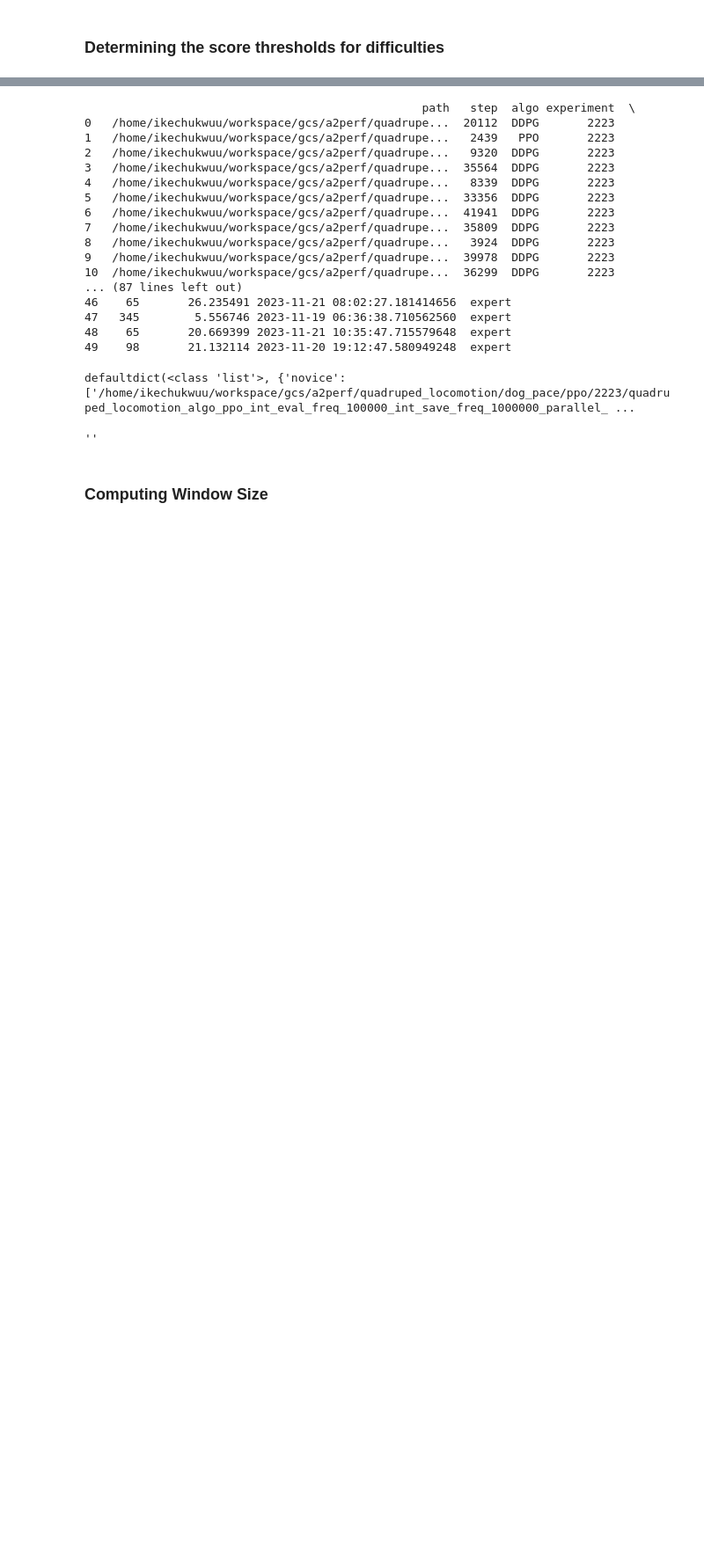
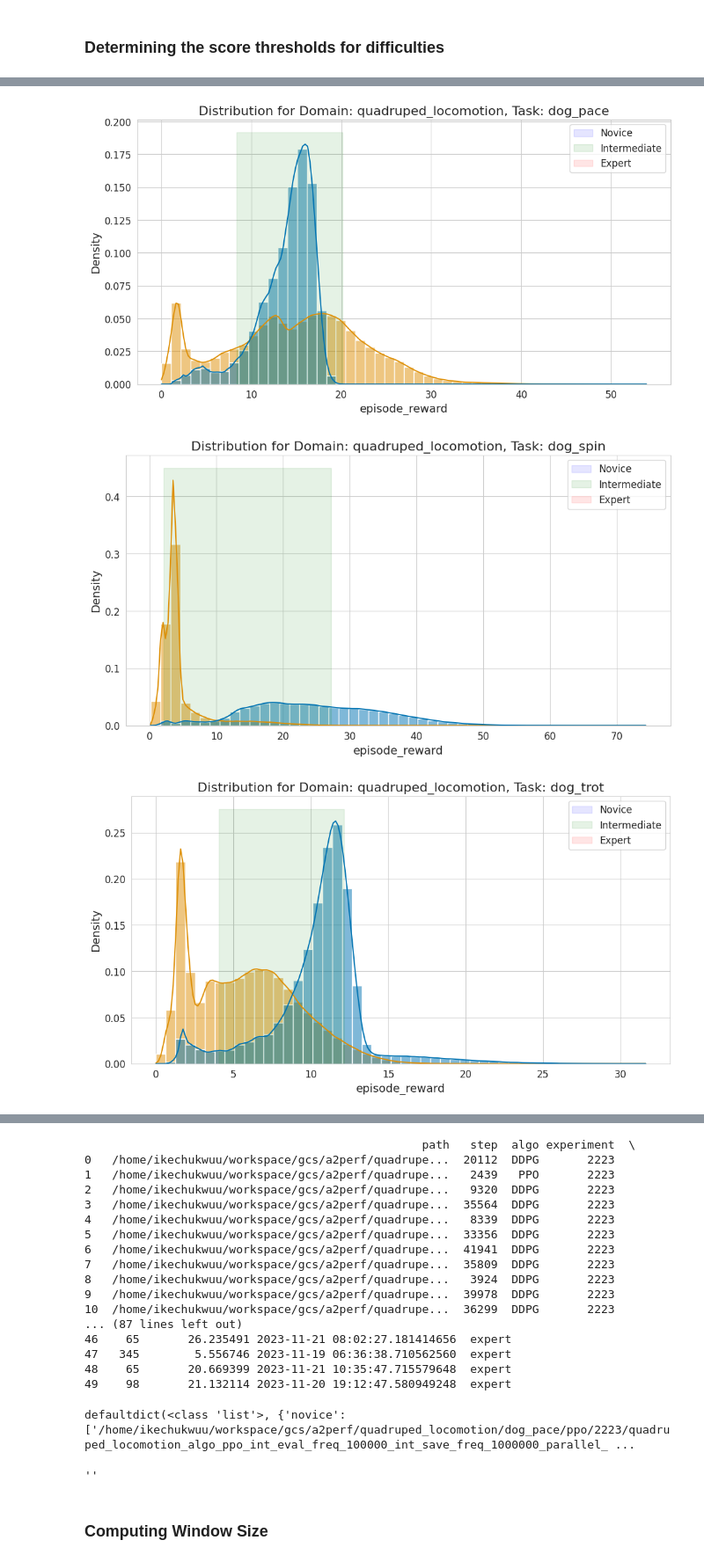
Before and after one commit to Farama-Foundation/A2Perf, a Jupyter notebook: viz/analysis/quadruped_locomotion/all_metrics.ipynb, the cells around one changed output, grey strips where cells are left out. Shown at 88% size. Saved outputs shown, nothing was run; the diff lists cells and outputs as text; code cells hidden in the pictures; blank space fills up the shorter version.

```diff
--- a/viz/analysis/quadruped_locomotion/all_metrics.ipynb
+++ b/viz/analysis/quadruped_locomotion/all_metrics.ipynb
@@ -334,14 +327,16 @@ for task_df, task in prepared_data:
 # %%
-for group_keys, group in all_df.groupby(['domain', 'experiment', 'algo', 'task', 'seed']):
-    min_timestamp = group['timestamp'].min()
-    all_df.loc[
-        (all_df['domain'] == group_keys[0]) &
-        (all_df['experiment'] == group_keys[1]) &
-        (all_df['algo'] == group_keys[2]) &
-        (all_df['task'] == group_keys[3]) &  # This line was missing in your original script
-        (all_df['seed'] == group_keys[4]),
-        'timestamp_adjusted'
-    ] = group['timestamp'] - min_timestamp
+for group_keys, group in all_df.groupby(
+    ['domain', 'experiment', 'algo', 'task', 'seed']):
+  min_timestamp = group['timestamp'].min()
+  all_df.loc[
+    (all_df['domain'] == group_keys[0]) &
+    (all_df['experiment'] == group_keys[1]) &
+    (all_df['algo'] == group_keys[2]) &
+    (all_df['task'] == group_keys[
+      3]) &
+    (all_df['seed'] == group_keys[4]),
+    'timestamp_adjusted'
+  ] = group['timestamp'] - min_timestamp
 
 all_df['timestamp_adjusted'] = all_df['timestamp_adjusted'].apply(
     lambda x: x.seconds)
@@ -505,0 +490,5 @@ plt.show()
+# %%
+group_columns = ['domain', 'task']
+score_bounds = calculate_score_bounds_per_task(all_df, group_columns,
+                                               'episode_reward')
+score_bounds
@@ -505,0 +505,4 @@ plt.show()
+# %%
+all_df = assign_expertise_levels(all_df, group_columns, 'episode_reward',
+                                 score_bounds)
+all_df.head()
@@ -506 +516,8 @@ plt.show()
+# %%
+plot_reward_distributions_with_shading(all_df, group_columns, 'episode_reward',
+                                       score_bounds)
+# %% [output]
+[figure, added]
+[figure, added]
+[figure, added]
 # %%
```
Also changed, not shown: parts of 21 cells of this notebook.
